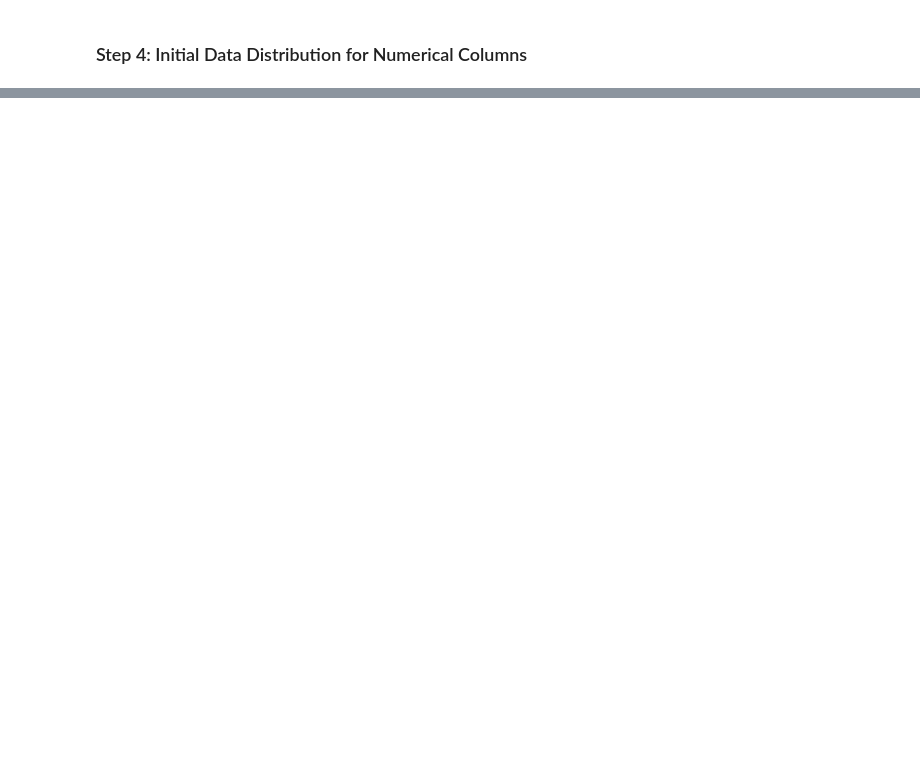
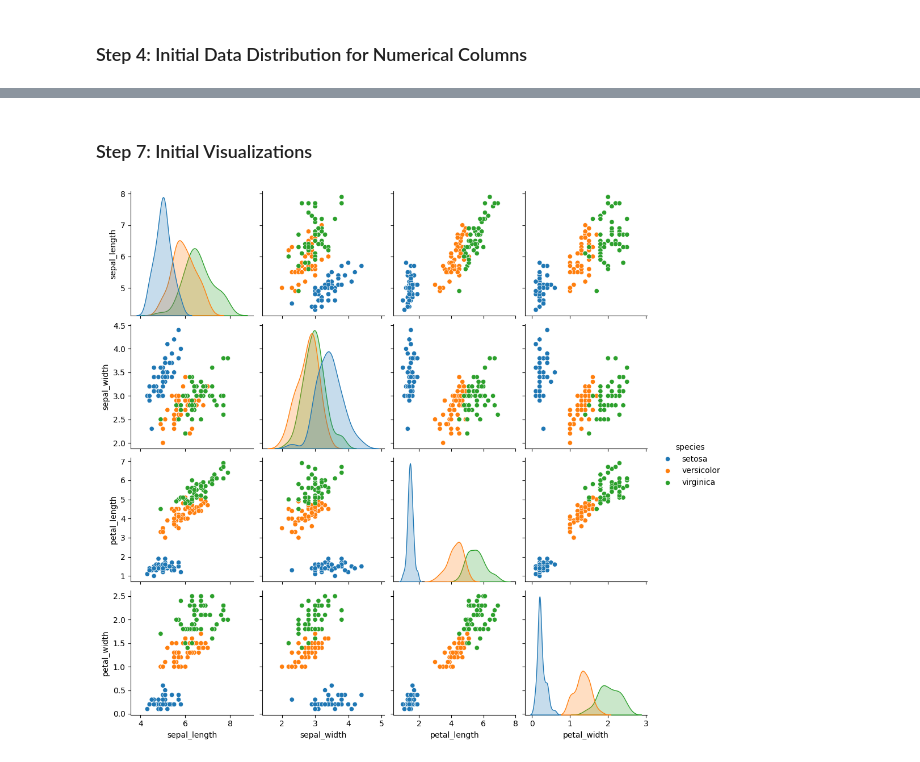
Before and after one commit to S573647/datafun-04-jupyter, a Jupyter notebook: Kamalini_eda.ipynb, the cells around one changed output, grey strips where cells are left out. Drawn from its saved outputs; the diff is of its cells as text; code cells hidden in the pictures; blank space fills up the shorter version.

```diff
--- a/Kamalini_eda.ipynb
+++ b/Kamalini_eda.ipynb
@@ -37,0 +70,13 @@ plt.show()
+# %%
+# Renaming a column
+df.rename(columns={'species': 'Penguin Species'}, inplace=True)
+
+# Adding a new column
+df['sepal_petal_width'] = df['sepal_width'] + df['petal_width']
+# %% [markdown]
+### Step 7: Initial Visualizations
+# %%
+sns.pairplot(df, hue='species')
+plt.show()
+# %% [output]
+[figure, added]
```
Also changed, not shown: parts of 7 cells of this notebook.
